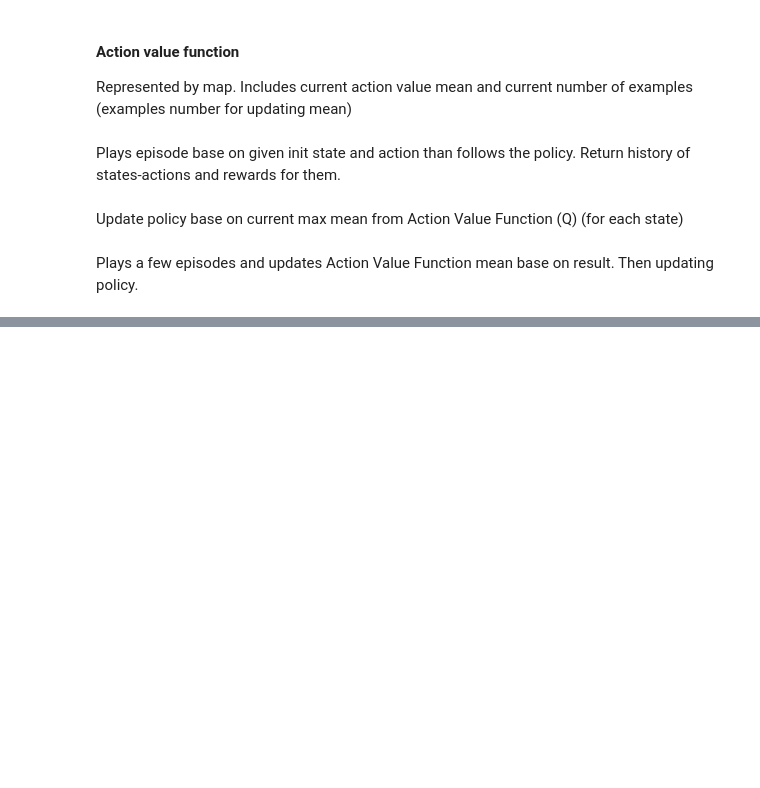
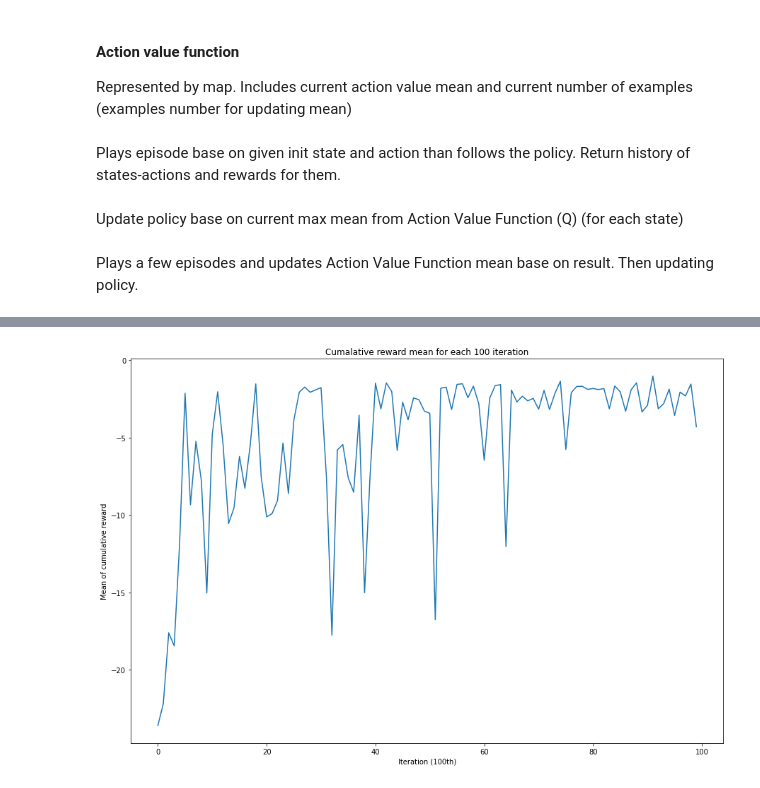
Before and after one commit to maciekdt/UdemyRL, a Jupyter notebook: GridWorldProblem/monte_carlo_control_algorithm.ipynb, the cells around one changed output, grey strips where cells are left out. Drawn from its saved outputs; the diff is of its cells as text; code cells hidden in the pictures; blank space fills up the shorter version.

```diff
--- a/GridWorldProblem/monte_carlo_control_algorithm.ipynb
+++ b/GridWorldProblem/monte_carlo_control_algorithm.ipynb
@@ -89,10 +89,13 @@ def display_policy_on_board(policy):
 #### Action value function
 Represented by map. Includes current action value mean and current number of examples (examples number for updating mean)
 # %%
-def get_Q():
+def get_Q(init_value):
     Q = {}
     for (state, action) in env:
-        Q[(state, action)] = (0, 0)
+        if init_value != None:
+            Q[(state, action)] = (init_value, 1)
+        else:
+            Q[(state, action)] = (0,0)
     return Q
 # %% [markdown]
 Plays episode base on given init state and action than follows the policy. Return history of states-actions and rewards for them.
@@ -166,3 +179,17 @@ plt.show()
+# %%
+samples = 100
+reward_means = [np.mean(rewards_history[i:i+samples]) for i in range(0, len(rewards_history), samples)]
+
+plt.figure(figsize=(15, 10))
+plt.plot(reward_means)
+
+plt.title('Cumalative reward mean for each 100 iteration')
+plt.xlabel('Iteration (100th)')
+plt.ylabel('Mean of cumulative reward')
+
+plt.show()
+# %% [output]
+[figure, added]
 # %%
 display(Q)
 # %% [output]
```
Also changed, not shown: parts of 5 cells of this notebook, 3 other files.
